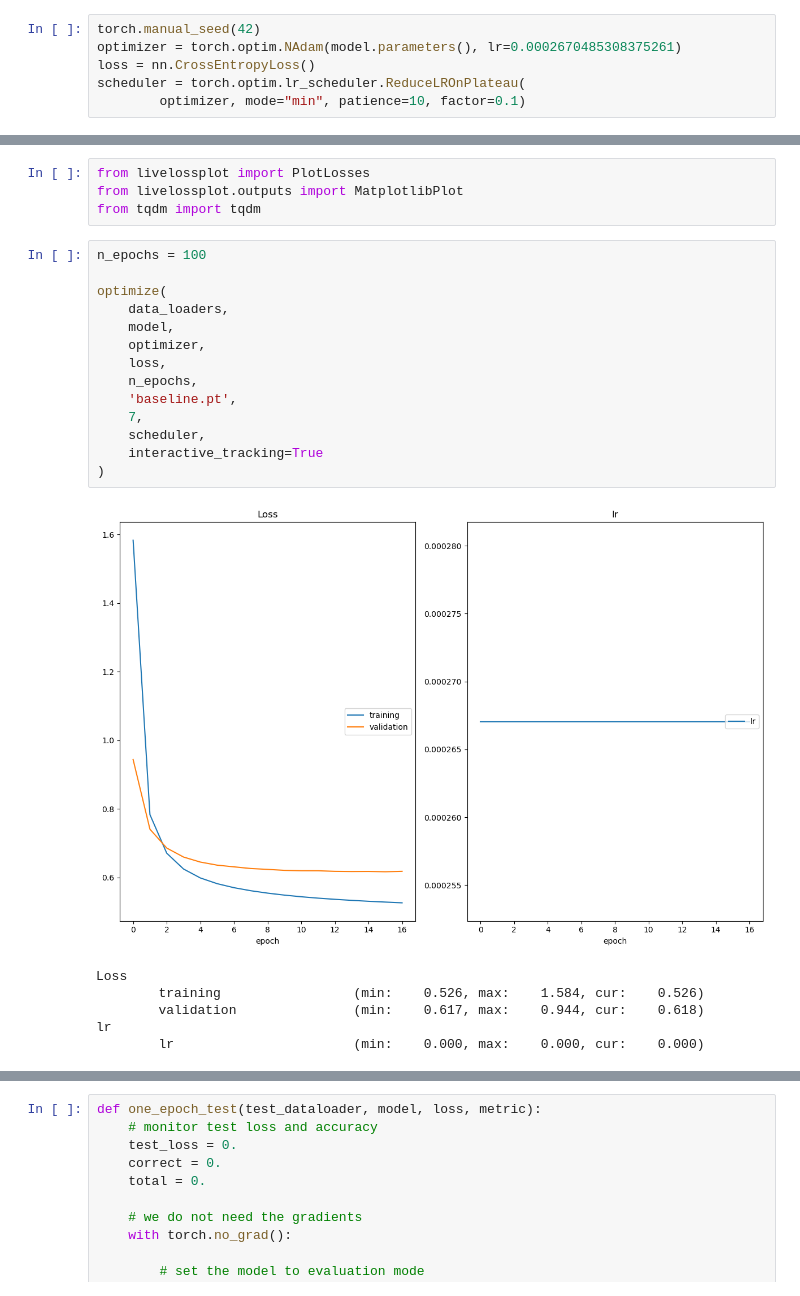
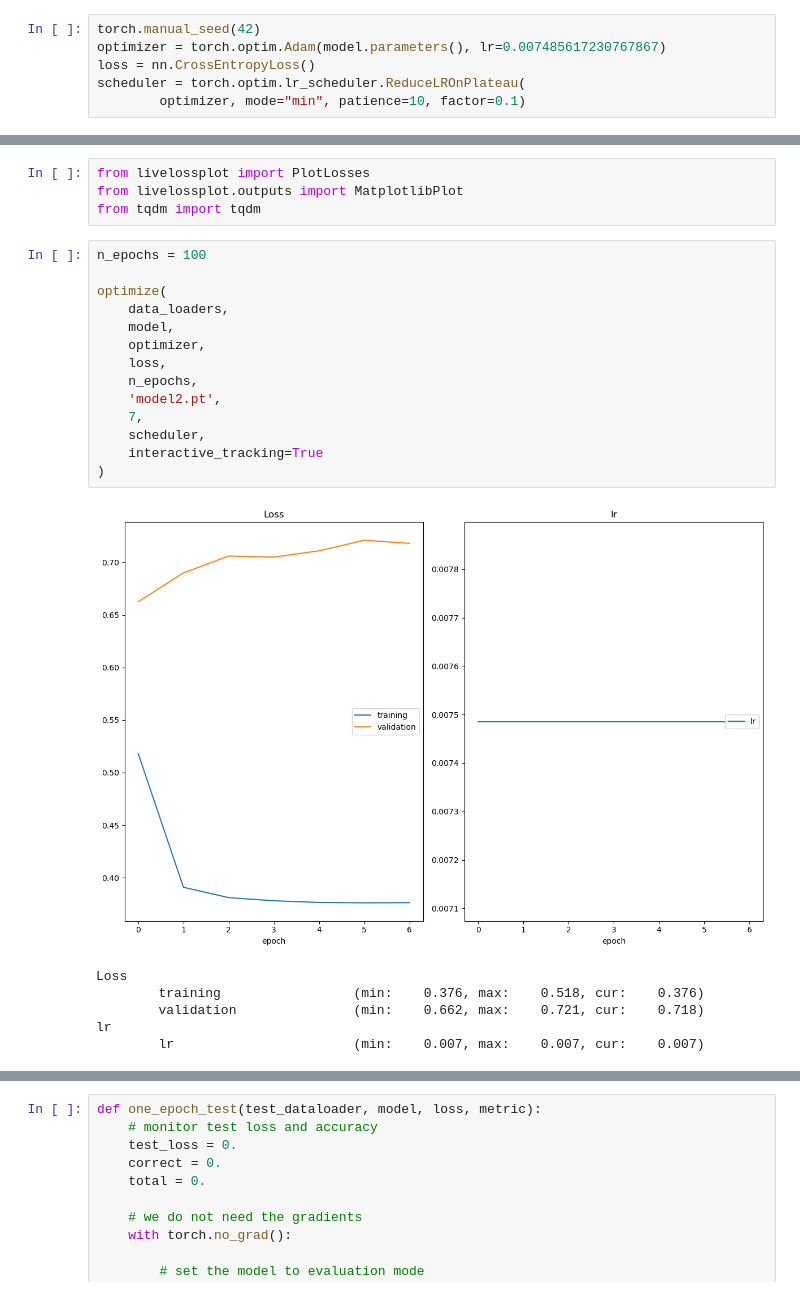
Before and after one commit to gw3ntd/ml2_proj4, a Jupyter notebook: bach.ipynb, the cells around one changed output, grey strips where cells are left out. Drawn from its saved outputs; the diff is of its cells as text.

Commit message:
second model

```diff
--- a/bach.ipynb
+++ b/bach.ipynb
@@ -286,7 +286,7 @@ model = BachModel().to(device)
 import torchmetrics
 # %%
 torch.manual_seed(42)
-optimizer = torch.optim.NAdam(model.parameters(), lr=0.0002670485308375261)
+optimizer = torch.optim.Adam(model.parameters(), lr=0.007485617230767867)
 loss = nn.CrossEntropyLoss()
 scheduler = torch.optim.lr_scheduler.ReduceLROnPlateau(
         optimizer, mode="min", patience=10, factor=0.1)
@@ -391,21 +391,21 @@ from tqdm import tqdm
 # %%
 n_epochs = 100
 
 optimize(
     data_loaders,
     model,
     optimizer,
     loss,
     n_epochs,
-    'baseline.pt',
+    'model2.pt',
     7,
     scheduler,
     interactive_tracking=True
 )
 # %% [output]
-[figure, old version]
+[figure, new version]
 Loss
-        training                 (min:    0.526, max:    1.584, cur:    0.526)
-        validation               (min:    0.617, max:    0.944, cur:    0.618)
+        training                 (min:    0.376, max:    0.518, cur:    0.376)
+        validation               (min:    0.662, max:    0.721, cur:    0.718)
 lr
-        lr                       (min:    0.000, max:    0.000, cur:    0.000)
+        lr                       (min:    0.007, max:    0.007, cur:    0.007)
```
Also changed, not shown: parts of 5 cells of this notebook, 3 other files.
